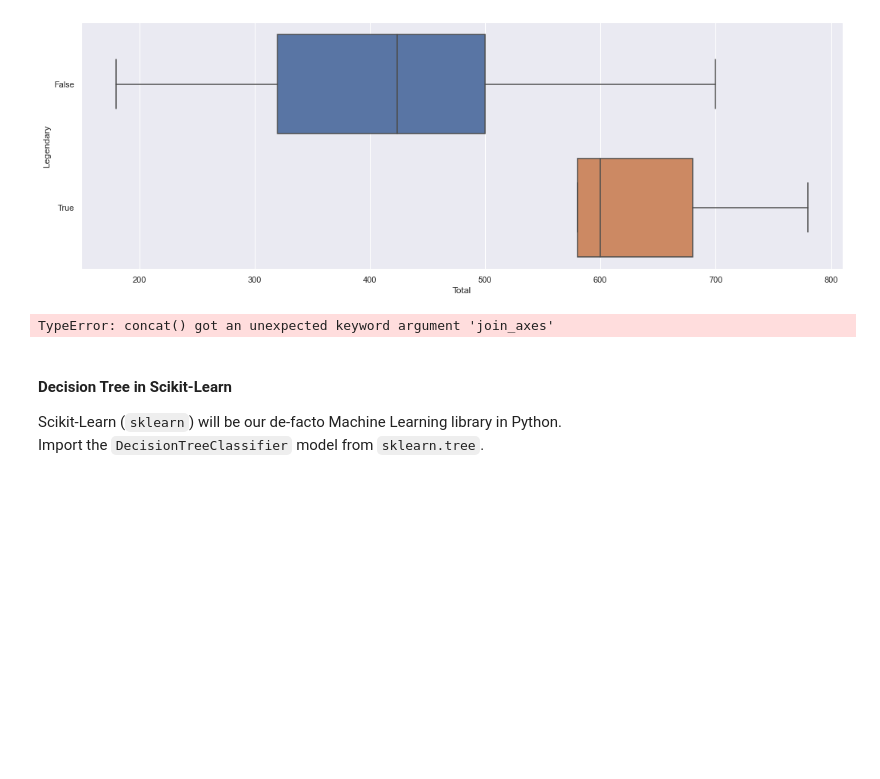
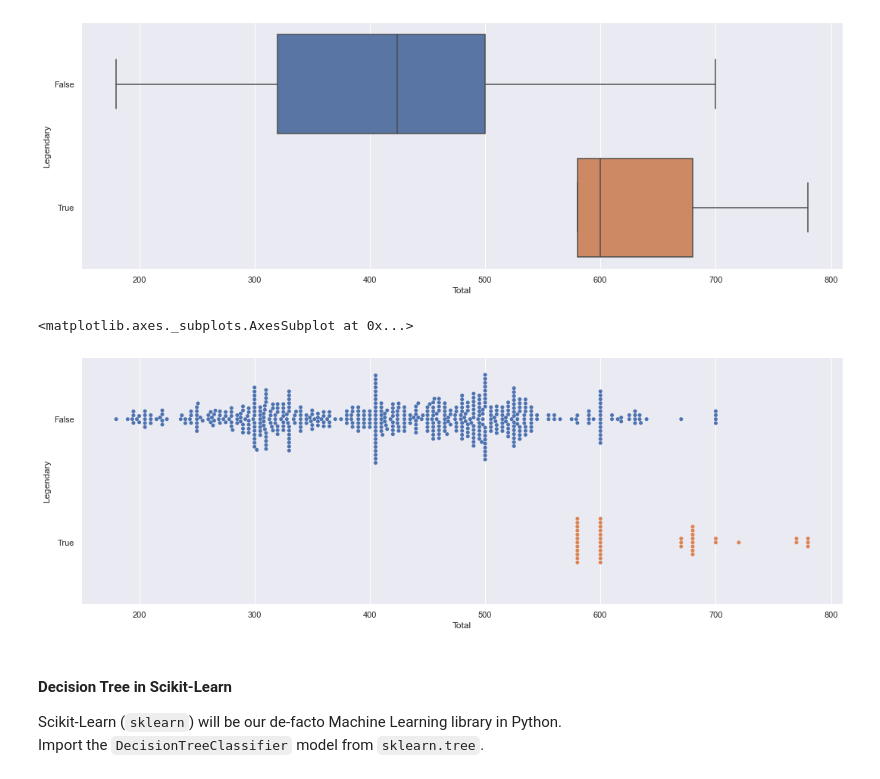
Before and after one commit to minin0la/NTU, a Jupyter notebook: EE0005/Week 6/M4 ClassificationTree.ipynb, the cells around one changed output. Drawn from its saved outputs; the diff is of its cells as text; code cells hidden in the pictures; blank space fills up the shorter version.

```diff
--- a/EE0005/Week 6/M4 ClassificationTree.ipynb
+++ b/EE0005/Week 6/M4 ClassificationTree.ipynb
@@ -171,13 +171,14 @@ sb.boxplot(x = "Total", y = "Legendary", data = jointDF, orient = "h")
 [figure]
 # %%
 # Create a joint dataframe by concatenating Total and Legendary
-jointDF = pd.concat([total_train, legnd_train], axis = 1, join_axes = [total_train.index])
+jointDF = pd.concat([total_train, legnd_train], axis = 1)
 
 # Joint Swarmplot of Total Train against Legendary Train
 f, axes = plt.subplots(1, 1, figsize=(18, 6))
 sb.swarmplot(x = "Total", y = "Legendary", data = jointDF, orient = "h")
 # %% [output]
-TypeError: concat() got an unexpected keyword argument 'join_axes'
+<matplotlib.axes._subplots.AxesSubplot at 0x...>
+[figure, added]
 # %% [markdown]
 #### Decision Tree in Scikit-Learn
 
```
Also changed, not shown: parts of 3 cells of this notebook, 9 other files.
